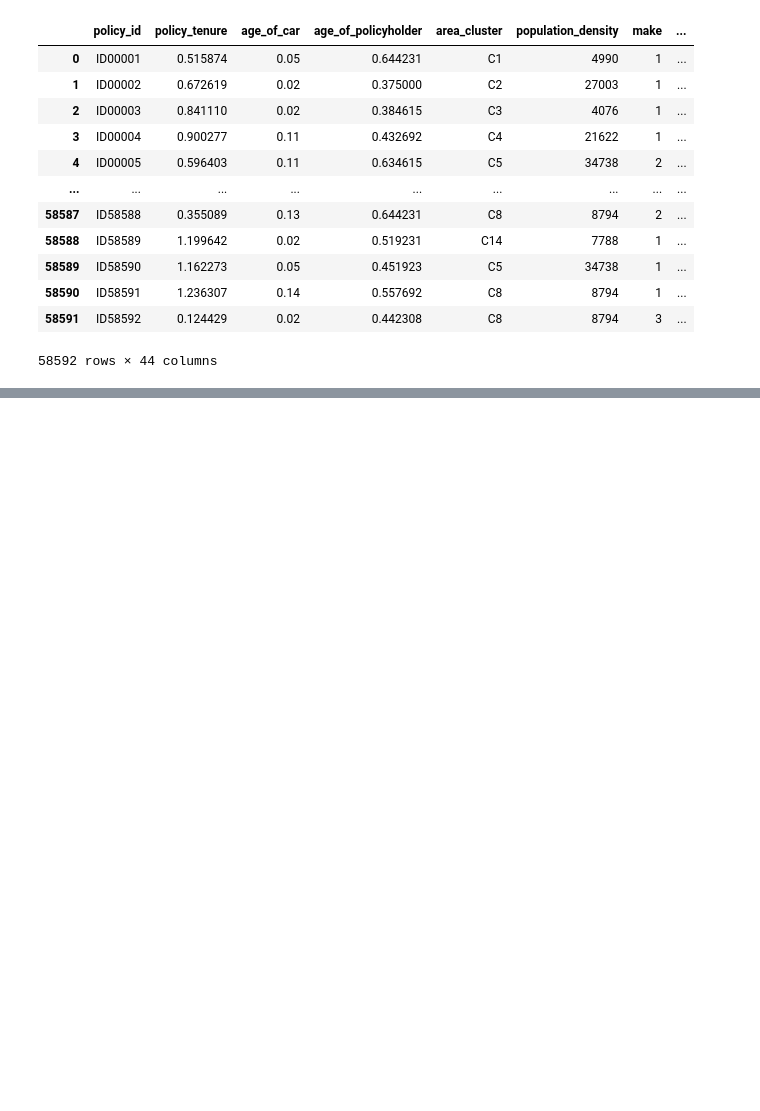
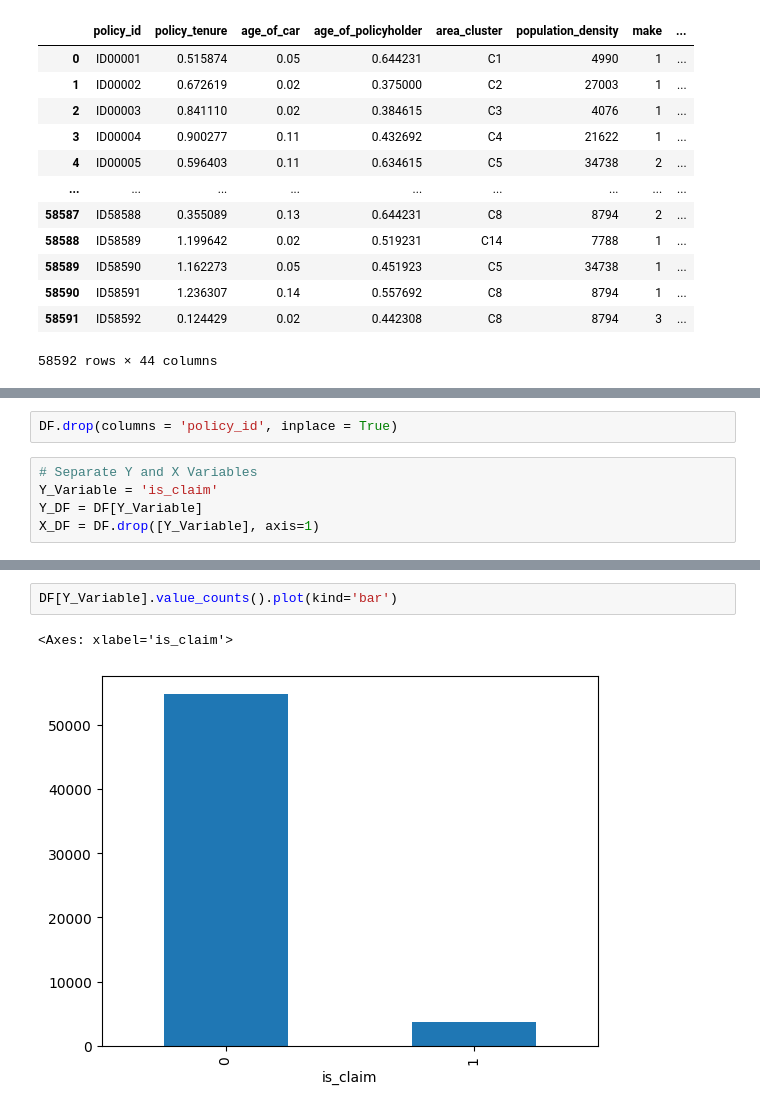
Before and after one commit to AI-13/Car-Insurance-Claim-Prediction, a Jupyter notebook: Car Insurance Claim Modelling 1.ipynb, the cells around one changed output, grey strips where cells are left out. Saved outputs shown, nothing was run; the diff lists cells and outputs as text; blank space fills up the shorter version.

Commit message:
Columns explored. Categorical and Numerical variables visualised. No correlation between claims and other numerical var. Need to explore way of balancing dataset.

```diff
--- a/Car Insurance Claim Modelling 1.ipynb
+++ b/Car Insurance Claim Modelling 1.ipynb
@@ -38,0 +108,7 @@ DF
+# %%
+DF.drop(columns = 'policy_id', inplace = True)
+# %%
+# Separate Y and X Variables
+Y_Variable = 'is_claim'
+Y_DF = DF[Y_Variable]
+X_DF = DF.drop([Y_Variable], axis=1)
@@ -38,0 +151,5 @@ DF
+# %%
+DF[Y_Variable].value_counts().plot(kind='bar')
+# %% [output]
+<Axes: xlabel='is_claim'>
+[figure, added]
```
Also changed, not shown: parts of 11 cells of this notebook, 1 other file.
